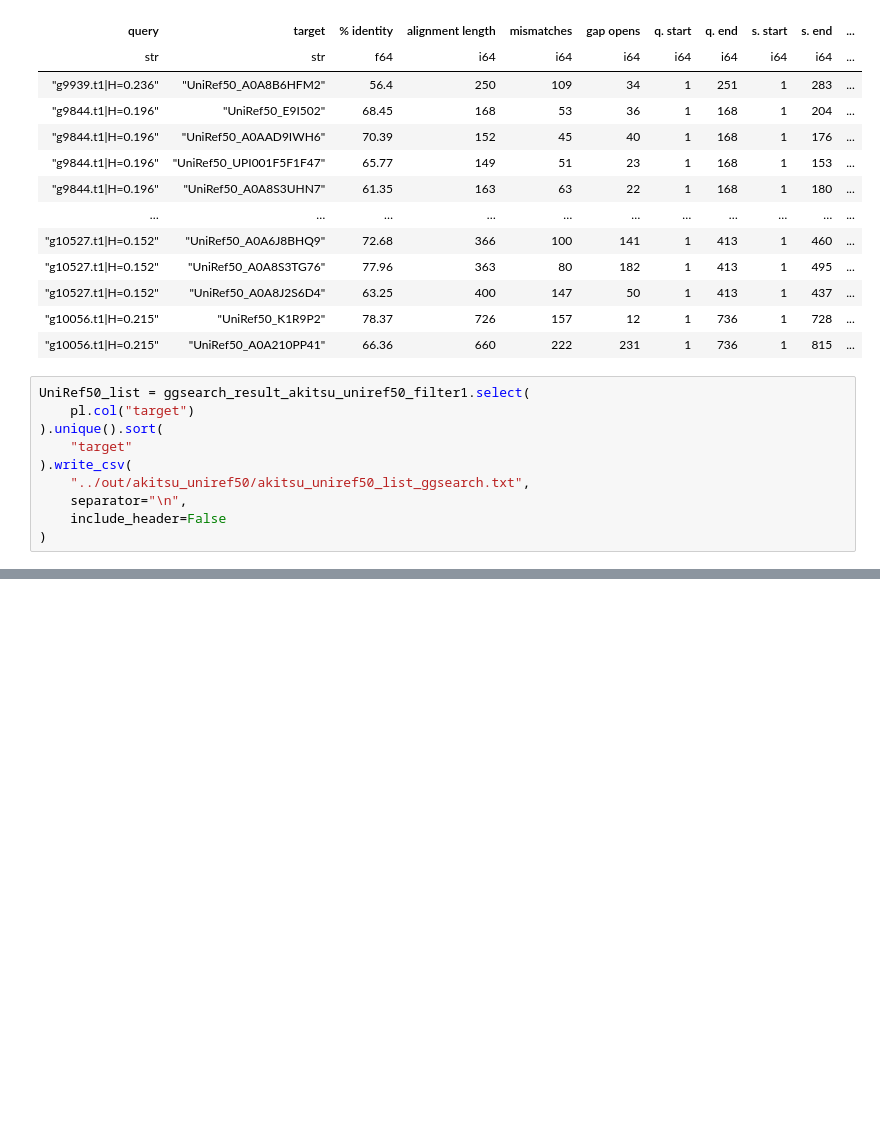
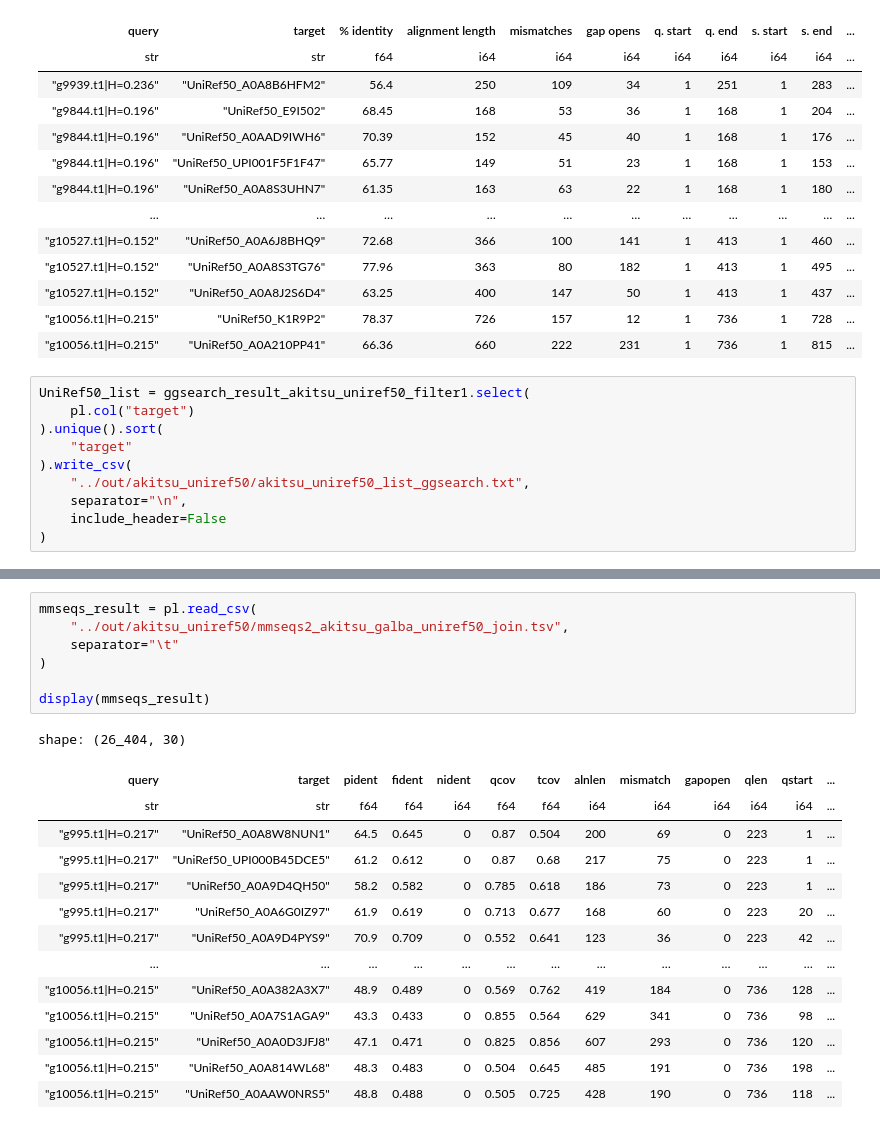
Before and after one commit to yonesora56/TEA_annotation, a Jupyter notebook: notebooks/ggsearch_result_akitsu_uniref50.ipynb, the cells around one changed output, grey strips where cells are left out. Saved outputs shown, nothing was run; the diff lists cells and outputs as text; blank space fills up the shorter version.

```diff
--- a/notebooks/ggsearch_result_akitsu_uniref50.ipynb
+++ b/notebooks/ggsearch_result_akitsu_uniref50.ipynb
@@ -194,0 +208,22 @@ shape: (30_443, 28)
+# %%
+mmseqs_result = pl.read_csv(
+    "../out/akitsu_uniref50/mmseqs2_akitsu_galba_uniref50_join.tsv",
+    separator="\t"
+)
+
+display(mmseqs_result)
+# %% [output]
+shape: (26_404, 30)
+| query | target | pident | fident | nident | qcov | tcov | alnlen | mismatch | gapopen | qlen | qstart | ... |
+| str | str | f64 | f64 | i64 | f64 | f64 | i64 | i64 | i64 | i64 | i64 | ... |
+| "g995.t1|H=0.217" | "UniRef50_A0A8W8NUN1" | 64.5 | 0.645 | 0 | 0.87 | 0.504 | 200 | 69 | 0 | 223 | 1 | ... |
+| "g995.t1|H=0.217" | "UniRef50_UPI000B45DCE5" | 61.2 | 0.612 | 0 | 0.87 | 0.68 | 217 | 75 | 0 | 223 | 1 | ... |
+| "g995.t1|H=0.217" | "UniRef50_A0A9D4QH50" | 58.2 | 0.582 | 0 | 0.785 | 0.618 | 186 | 73 | 0 | 223 | 1 | ... |
+| "g995.t1|H=0.217" | "UniRef50_A0A6G0IZ97" | 61.9 | 0.619 | 0 | 0.713 | 0.677 | 168 | 60 | 0 | 223 | 20 | ... |
+| "g995.t1|H=0.217" | "UniRef50_A0A9D4PYS9" | 70.9 | 0.709 | 0 | 0.552 | 0.641 | 123 | 36 | 0 | 223 | 42 | ... |
+| … | … | … | … | … | … | … | … | … | … | … | … | ... |
+| "g10056.t1|H=0.215" | "UniRef50_A0A382A3X7" | 48.9 | 0.489 | 0 | 0.569 | 0.762 | 419 | 184 | 0 | 736 | 128 | ... |
+| "g10056.t1|H=0.215" | "UniRef50_A0A7S1AGA9" | 43.3 | 0.433 | 0 | 0.855 | 0.564 | 629 | 341 | 0 | 736 | 98 | ... |
+| "g10056.t1|H=0.215" | "UniRef50_A0A0D3JFJ8" | 47.1 | 0.471 | 0 | 0.825 | 0.856 | 607 | 293 | 0 | 736 | 120 | ... |
+| "g10056.t1|H=0.215" | "UniRef50_A0A814WL68" | 48.3 | 0.483 | 0 | 0.504 | 0.645 | 485 | 191 | 0 | 736 | 198 | ... |
+| "g10056.t1|H=0.215" | "UniRef50_A0AAW0NRS5" | 48.8 | 0.488 | 0 | 0.505 | 0.725 | 428 | 190 | 0 | 736 | 118 | ... |
```
Also changed, not shown: parts of 3 cells of this notebook, 7 other files.
